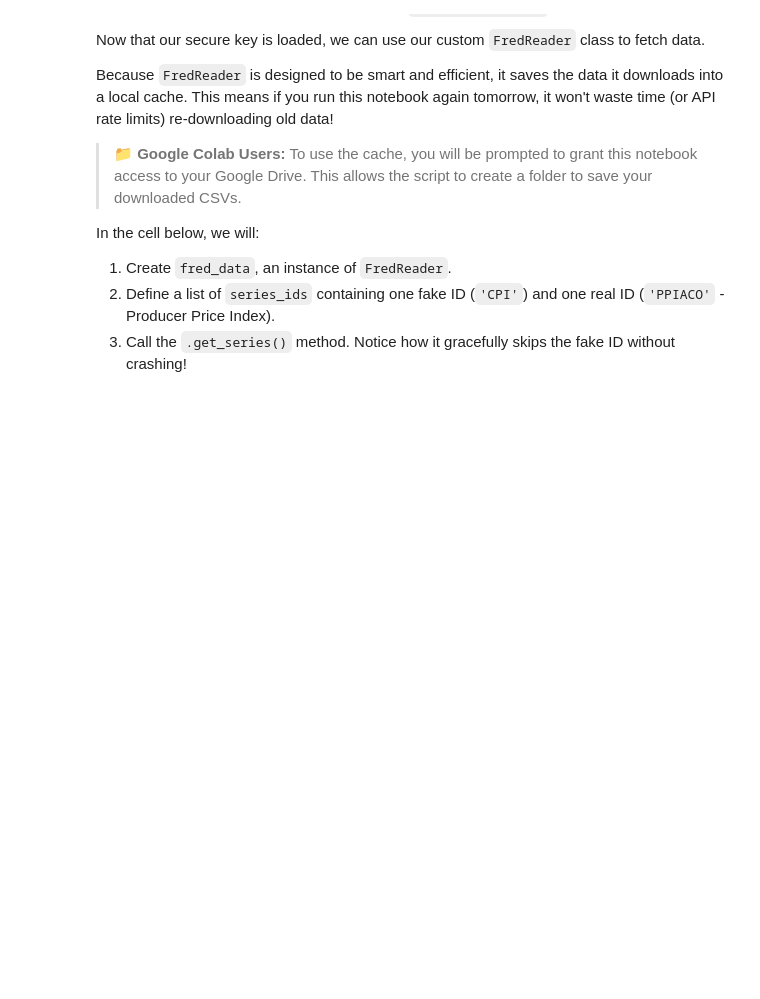
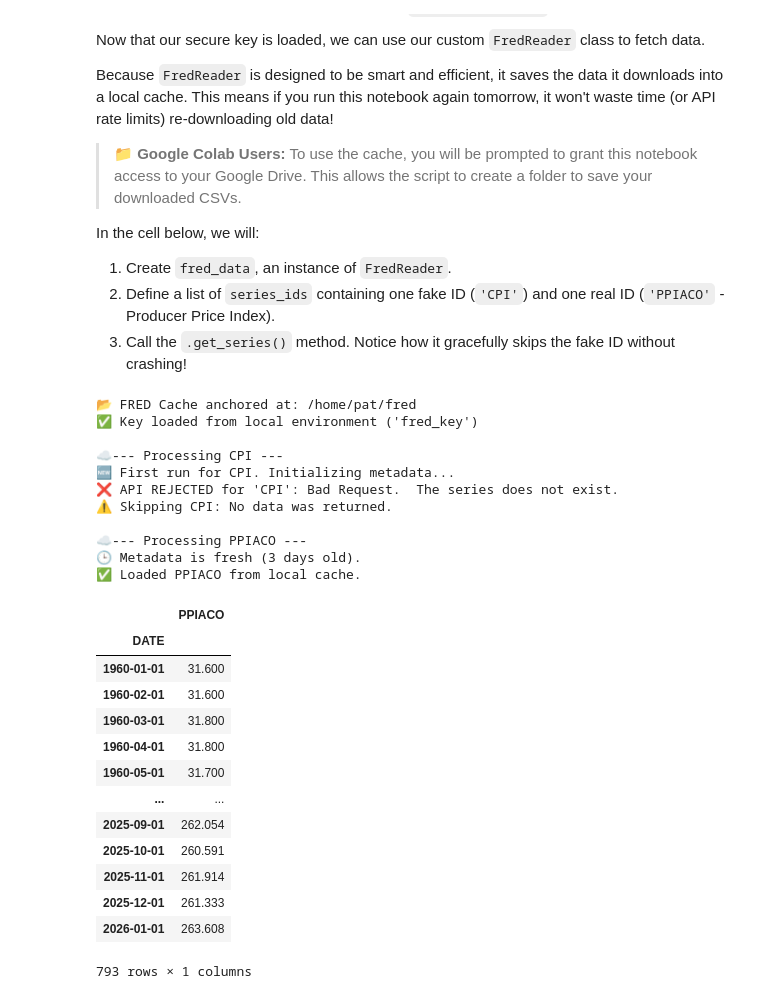
Before and after one commit to PatrickJHess/Volume-Four-Chapter-One, a Jupyter notebook: colab/Colab_FRED_Data.ipynb, the cells around one changed output. Saved outputs shown, nothing was run; the diff lists cells and outputs as text; code cells hidden in the pictures; blank space fills up the shorter version.

```diff
--- a/colab/Colab_FRED_Data.ipynb
+++ b/colab/Colab_FRED_Data.ipynb
@@ -170,9 +168,35 @@ In the cell below, we will:
 2. Define a list of `series_ids` containing one fake ID (`'CPI'`) and one real ID (`'PPIACO'` - Producer Price Index).
 3. Call the `.get_series()` method. Notice how it gracefully skips the fake ID without crashing!
 # %%
-fred_data=FredReader()
+fred_data=fq.FredReader()
 series_ids=['CPI','PPIACO']
 fred_data.get_series(series_ids,start_date='1960-01-01',end_date='2026-01-31')
+# %% [output]
+📂 FRED Cache anchored at: /home/pat/fred
+✅ Key loaded from local environment ('fred_key')
+
+☁️--- Processing CPI ---
+🆕 First run for CPI. Initializing metadata...
+❌ API REJECTED for 'CPI': Bad Request.  The series does not exist.
+⚠️ Skipping CPI: No data was returned.
+
+☁️--- Processing PPIACO ---
+🕒 Metadata is fresh (3 days old).
+✅ Loaded PPIACO from local cache.
+|  | PPIACO |
+| DATE |  |
+| 1960-01-01 | 31.600 |
+| 1960-02-01 | 31.600 |
+| 1960-03-01 | 31.800 |
+| 1960-04-01 | 31.800 |
+| 1960-05-01 | 31.700 |
+| ... | ... |
+| 2025-09-01 | 262.054 |
+| 2025-10-01 | 260.591 |
+| 2025-11-01 | 261.914 |
+| 2025-12-01 | 261.333 |
+| 2026-01-01 | 263.608 |
+793 rows × 1 columns
 # %% [markdown]
 > ### ✍️ FRED Data Challenge
 >
```
Also changed, not shown: parts of 13 cells of this notebook, 2 other files.
